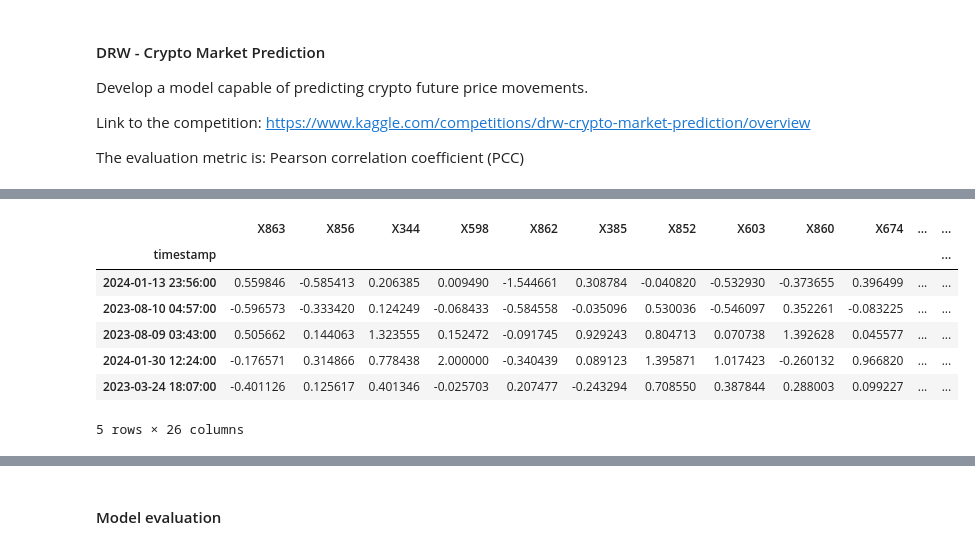
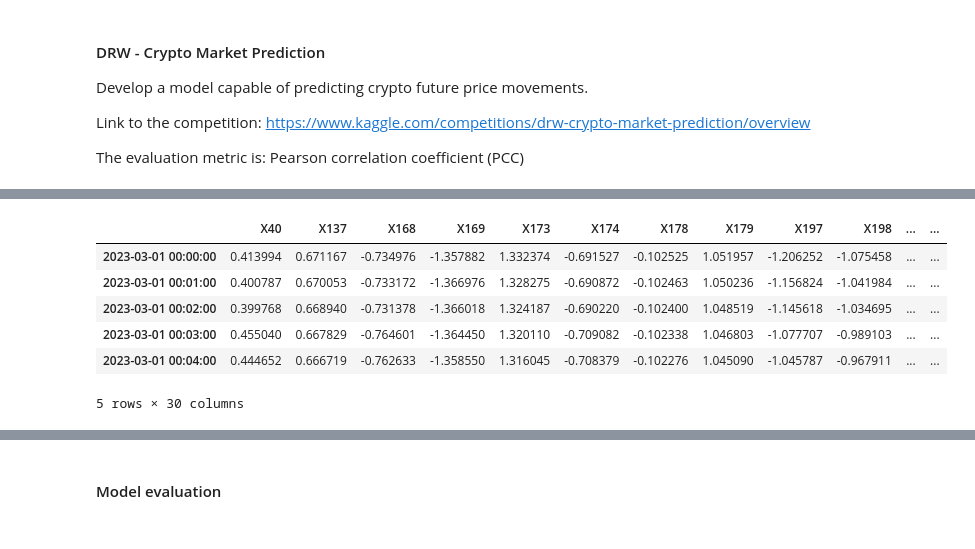
Before and after one commit to Kag-Jane/DRW, a Jupyter notebook: autogluon.ipynb, the cells around one changed output, grey strips where cells are left out. Saved outputs shown, nothing was run; the diff lists cells and outputs as text; code cells hidden in the pictures.

```diff
--- a/autogluon.ipynb
+++ b/autogluon.ipynb
@@ -16,9 +16,9 @@ import plotly.express as px
 # %%
 data_path = "/home/yang/team_kaggle/drw/data"
 # %%
-training_data = pd.read_parquet(Path(data_path, "train.parquet"))
-# Shuffle the training set
-training_data = training_data.sample(frac=1.0, random_state=42)
+data = pd.read_parquet(Path(data_path, "train.parquet"))
+training_split = int(len(data) * 0.9)
+training_data = data[:training_split].copy(deep=True)#.sample(frac=1.0, random_state=42)
 training_data.head(10)
 # %% [output]
 |  | bid_qty | ask_qty | buy_qty | sell_qty | volume | X1 | X2 | X3 | X4 | X5 | ... | ... |
@@ -39,22 +54,45 @@ training_split = int(len(training_data) * 0.9)
+# %%
+# create new features to capture market microstructure dynamics
+def new_features(df):
+    feature_pool = ["bid_ask_interaction", "bid_buy_interaction", "bid_sell_interaction", "ask_buy_interaction", "ask_sell_interaction", "buy_sell_interaction"]
+    # Create interaction features for df
+    df['bid_ask_interaction'] = df['bid_qty'] * df['ask_qty']
+    df['bid_buy_interaction'] = df['bid_qty'] * df['buy_qty']
+    df['bid_sell_interaction'] = df['bid_qty'] * df['sell_qty']
+    df['ask_buy_interaction'] = df['ask_qty'] * df['buy_qty']
+    df['ask_sell_interaction'] = df['ask_qty'] * df['sell_qty']
+    df['buy_sell_interaction'] = df['buy_qty'] * df['sell_qty']
+    # Add more features if needed
+    # df['volume_weighted_sell'] = df['sell_qty'] * df['volume']
+    # df['buy_sell_ratio'] = df['buy_qty'] / (df['sell_qty'] + 1e-8)
+    # df['selling_pressure'] = df['sell_qty'] / (df['volume'] + 1e-8)
+    # df['effective_spread_proxy'] = np.abs(df['buy_qty'] - df['sell_qty']) / (df['volume'] + 1e-8)
+    return df, feature_pool
+# %%
+training_data_with_inter_features, feature_pool = new_features(training_data)
+validation_data_with_inter_features, _ = new_features(validation_data)
 # %%
 #train_feature_list = training_data.columns[:-2]  # Exclude 'label' and 'timestamp'
 
-train_feature_list = [
-    "X863", "X856", "X344", "X598", "X862", "X385", "X852", "X603", "X860", "X674",
-    "X415", "X345", "X137", "X855", "X174", "X302", "X178", "X532", "X168", "X612",
-    "bid_qty", "ask_qty", "buy_qty", "sell_qty", "volume"
-]
+# train_feature_list = [
+#     "X344", "X598", "X862", "X385", "X852", "X603", "X860", "X674",
+#     "X415", "X345", "X137", "X855", "X174", "X302", "X178", "X532", "X168", "X612",
+#     "bid_qty", "ask_qty", "buy_qty", "sell_qty", "volume"
+# ]
+
+train_feature_list = ["X40", "X137", "X168", "X169", "X173", "X174", "X178", "X179", "X197", "X198",
+                      "X302", "X333", "X345", "X385", "X415", "X421", "X598", "X603", "X612", "X674",
+                       "buy_qty", "sell_qty", "volume"]
 # %%
-selected_data = training_data[train_feature_list+ ["label"]]
+selected_data = training_data[train_feature_list+ ["label"] + feature_pool]
 selected_data.head()
 # %% [output]
-|  | X863 | X856 | X344 | X598 | X862 | X385 | X852 | X603 | X860 | X674 | ... | ... |
-| timestamp |  |  |  |  |  |  |  |  |  |  |  | ... |
-| 2024-01-13 23:56:00 | 0.559846 | -0.585413 | 0.206385 | 0.009490 | -1.544661 | 0.308784 | -0.040820 | -0.532930 | -0.373655 | 0.396499 | ... | ... |
-| 2023-08-10 04:57:00 | -0.596573 | -0.333420 | 0.124249 | -0.068433 | -0.584558 | -0.035096 | 0.530036 | -0.546097 | 0.352261 | -0.083225 | ... | ... |
-| 2023-08-09 03:43:00 | 0.505662 | 0.144063 | 1.323555 | 0.152472 | -0.091745 | 0.929243 | 0.804713 | 0.070738 | 1.392628 | 0.045577 | ... | ... |
-| 2024-01-30 12:24:00 | -0.176571 | 0.314866 | 0.778438 | 2.000000 | -0.340439 | 0.089123 | 1.395871 | 1.017423 | -0.260132 | 0.966820 | ... | ... |
-| 2023-03-24 18:07:00 | -0.401126 | 0.125617 | 0.401346 | -0.025703 | 0.207477 | -0.243294 | 0.708550 | 0.387844 | 0.288003 | 0.099227 | ... | ... |
+|  | X40 | X137 | X168 | X169 | X173 | X174 | X178 | X179 | X197 | X198 | ... | ... |
+| 2023-03-01 00:00:00 | 0.413994 | 0.671167 | -0.734976 | -1.357882 | 1.332374 | -0.691527 | -0.102525 | 1.051957 | -1.206252 | -1.075458 | ... | ... |
+| 2023-03-01 00:01:00 | 0.400787 | 0.670053 | -0.733172 | -1.366976 | 1.328275 | -0.690872 | -0.102463 | 1.050236 | -1.156824 | -1.041984 | ... | ... |
+| 2023-03-01 00:02:00 | 0.399768 | 0.668940 | -0.731378 | -1.366018 | 1.324187 | -0.690220 | -0.102400 | 1.048519 | -1.145618 | -1.034695 | ... | ... |
+| 2023-03-01 00:03:00 | 0.455040 | 0.667829 | -0.764601 | -1.364450 | 1.320110 | -0.709082 | -0.102338 | 1.046803 | -1.077707 | -0.989103 | ... | ... |
+| 2023-03-01 00:04:00 | 0.444652 | 0.666719 | -0.762633 | -1.358550 | 1.316045 | -0.708379 | -0.102276 | 1.045090 | -1.045787 | -0.967911 | ... | ... |
-5 rows × 26 columns
+5 rows × 30 columns
 # %%
 # Hyperparameters for the TabularPredictor
```
Also changed, not shown: parts of 14 cells of this notebook, 6 other files.
